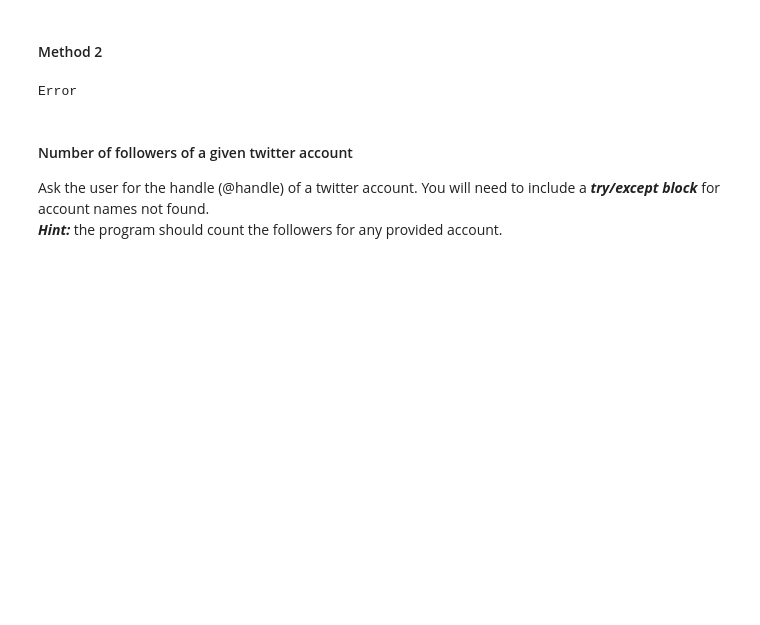
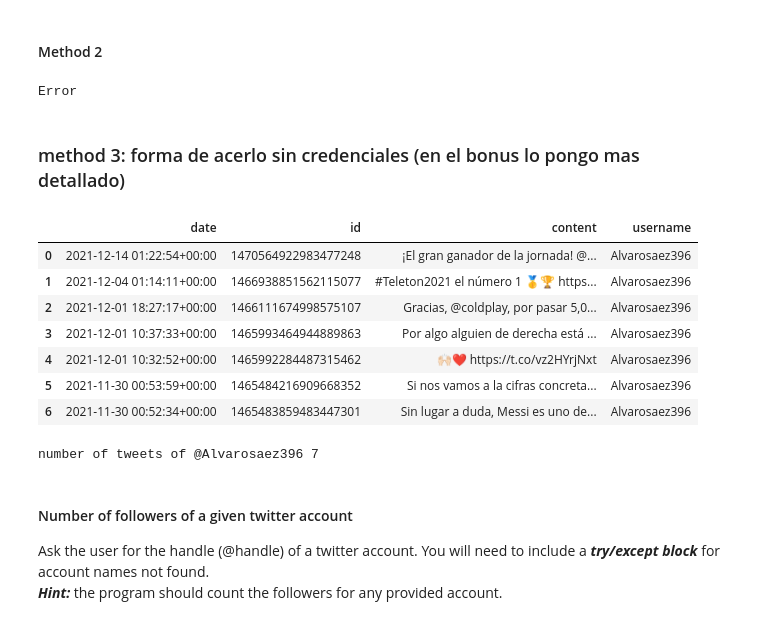
Before and after one commit to alvaro-saez/dataptmad1121_labs, a Jupyter notebook: extra-work/m1/lab-web-scraping/your-code/[lab-web-scraping] Alvaro Saez.ipynb, the cells around one changed output. Drawn from its saved outputs; the diff is of its cells as text; code cells hidden in the pictures; blank space fills up the shorter version.

```diff
--- a/extra-work/m1/lab-web-scraping/your-code/[lab-web-scraping] Alvaro Saez.ipynb
+++ b/extra-work/m1/lab-web-scraping/your-code/[lab-web-scraping] Alvaro Saez.ipynb
@@ -411,6 +411,26 @@ except:
     print("Error")
 # %% [output]
 Error
+# %% [markdown]
+### method 3: forma de acerlo sin credenciales (en el bonus lo pongo mas detallado)
+# %%
+user_random_name = "Alvarosaez396" #este no soy yo, es un usuario que vi que tenia pocos tweets
+
+scraped_tweets = sntwitter.TwitterSearchScraper('from:'+user_random_name).get_items()
+df_Alvarosaez396 = pd.DataFrame(scraped_tweets)[['date', 'id', 'content', 'username']]
+display(df_Alvarosaez396)
+
+print("number of tweets of @" + user_random_name, len(df_Alvarosaez396))
+# %% [output]
+|  | date | id | content | username |
+| 0 | 2021-12-14 01:22:54+00:00 | 1470564922983477248 | ¡El gran ganador de la jornada! @... | Alvarosaez396 |
+| 1 | 2021-12-04 01:14:11+00:00 | 1466938851562115077 | #Teleton2021 el número 1 🥇🏆 https... | Alvarosaez396 |
+| 2 | 2021-12-01 18:27:17+00:00 | 1466111674998575107 | Gracias, @coldplay, por pasar 5,0... | Alvarosaez396 |
+| 3 | 2021-12-01 10:37:33+00:00 | 1465993464944889863 | Por algo alguien de derecha está ... | Alvarosaez396 |
+| 4 | 2021-12-01 10:32:52+00:00 | 1465992284487315462 | 🙌🏻❤️ https://t.co/vz2HYrjNxt | Alvarosaez396 |
+| 5 | 2021-11-30 00:53:59+00:00 | 1465484216909668352 | Si nos vamos a la cifras concreta... | Alvarosaez396 |
+| 6 | 2021-11-30 00:52:34+00:00 | 1465483859483447301 | Sin lugar a duda, Messi es uno de... | Alvarosaez396 |
+number of tweets of @Alvarosaez396 7
 # %% [markdown]
 #### Number of followers of a given twitter account
 Ask the user for the handle (@handle) of a twitter account. You will need to include a ***try/except block*** for account names not found.
```
Also changed, not shown: parts of 5 cells of this notebook.
